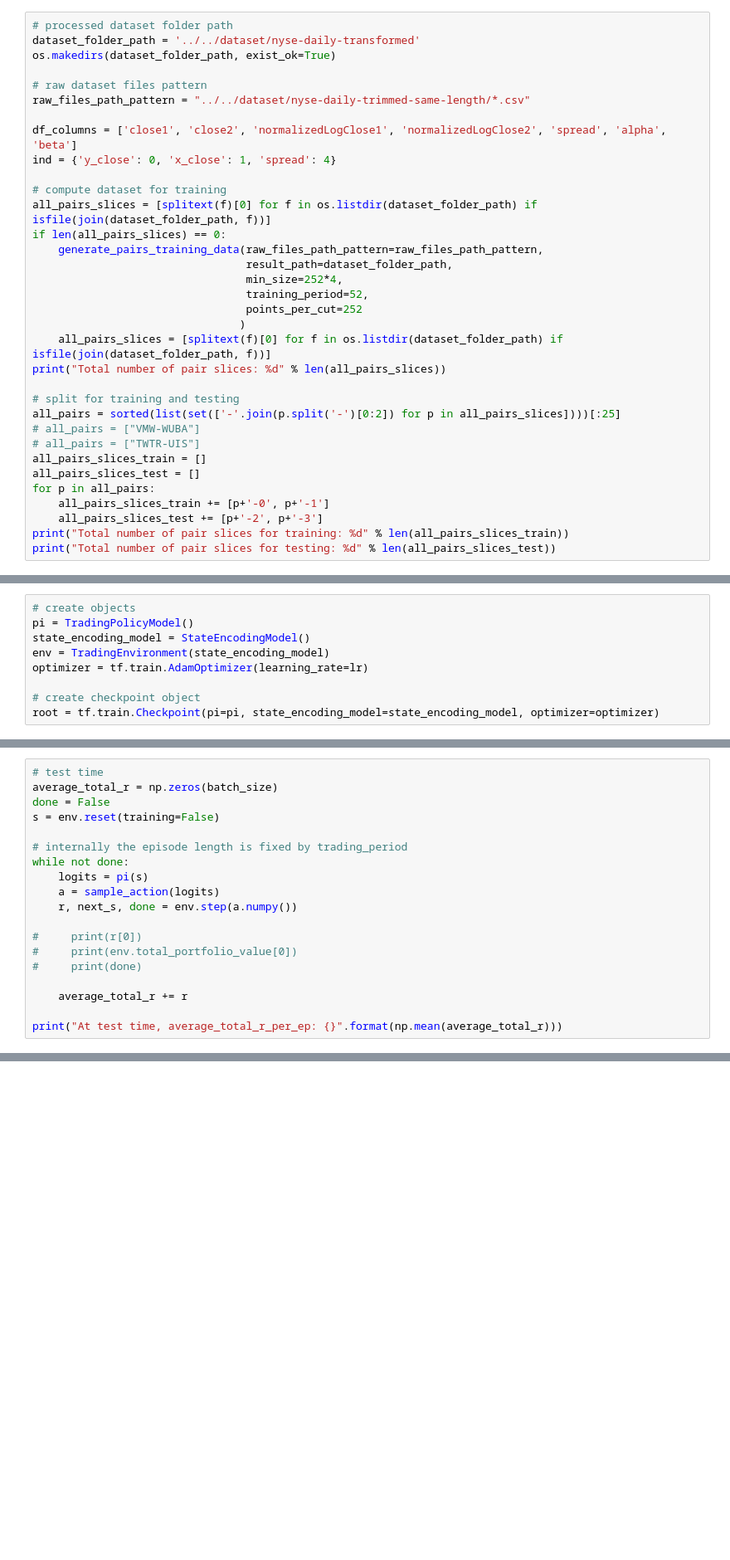
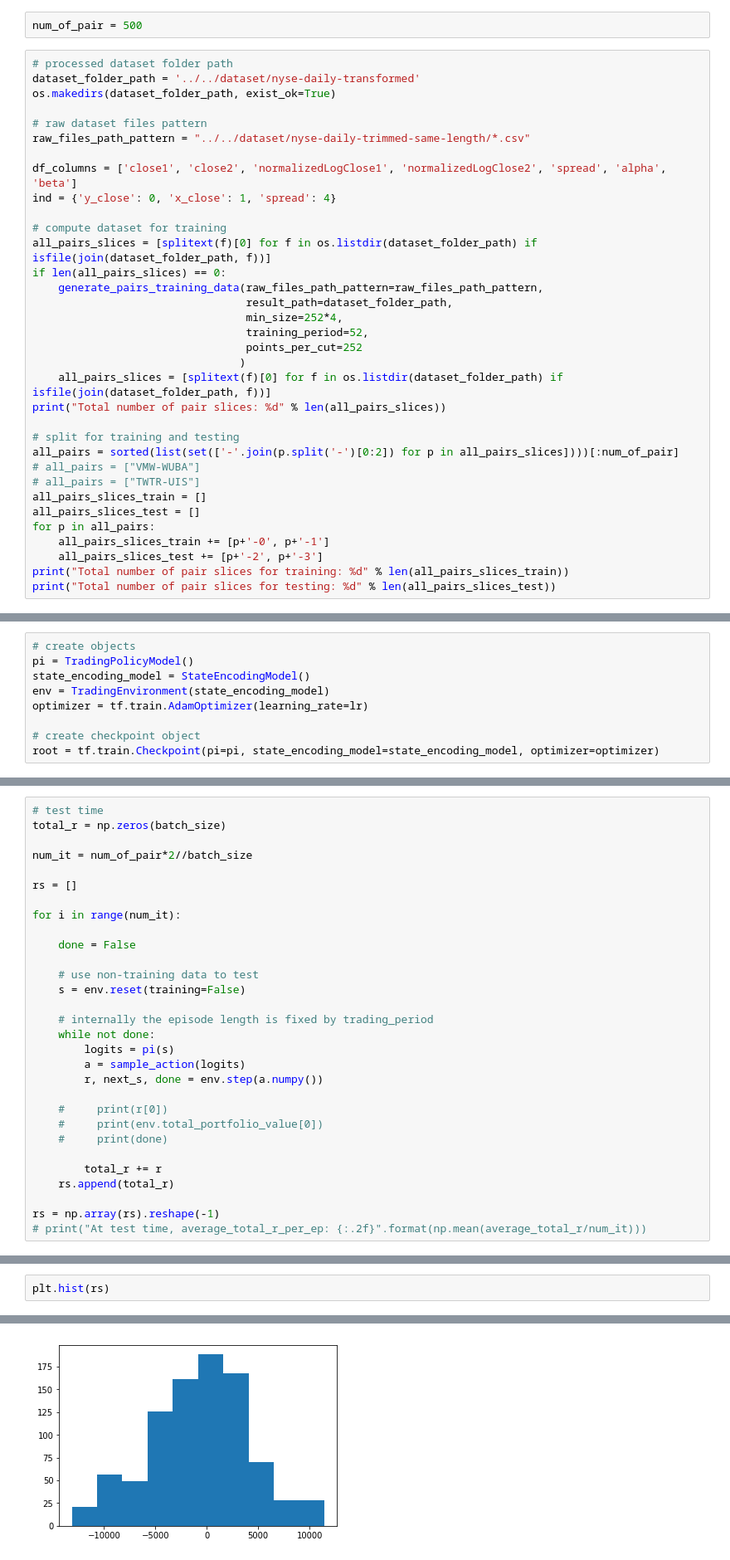
Before and after one commit to wywongbd/pairstrade-fyp-2019, a Jupyter notebook: model/trading_model.ipynb, the cells around one changed output, grey strips where cells are left out. Shown at 83% size. Drawn from its saved outputs; the diff is of its cells as text; blank space fills up the shorter version.

Commit message:
trained 500 pairs for testing.

```diff
--- a/model/trading_model.ipynb
+++ b/model/trading_model.ipynb
@@ -23,6 +28,8 @@ from process_raw_prices import *
 /home/u21376/fyp/code/model
 # %%
 tf.enable_eager_execution()
+# %%
+num_of_pair = 500
 # %%
 # processed dataset folder path
 dataset_folder_path = '../../dataset/nyse-daily-transformed'
@@ -47,7 +54,7 @@ if len(all_pairs_slices) == 0:
 print("Total number of pair slices: %d" % len(all_pairs_slices))
 
 # split for training and testing
-all_pairs = sorted(list(set(['-'.join(p.split('-')[0:2]) for p in all_pairs_slices])))[:25]
+all_pairs = sorted(list(set(['-'.join(p.split('-')[0:2]) for p in all_pairs_slices])))[:num_of_pair]
 # all_pairs = ["VMW-WUBA"]
 # all_pairs = ["TWTR-UIS"]
 all_pairs_slices_train = []
@@ -549,20 +543,31 @@ batch id: 749, average_total_r_per_ep: 285.8434631655366, time spent per 50 batc
 Finished training~
 # %%
 # test time
-average_total_r = np.zeros(batch_size)
-done = False
-s = env.reset(training=False)
+total_r = np.zeros(batch_size)
 
-# internally the episode length is fixed by trading_period
-while not done:
-    logits = pi(s)
-    a = sample_action(logits)
-    r, next_s, done = env.step(a.numpy())
+num_it = num_of_pair*2//batch_size
 
-#     print(r[0])
-#     print(env.total_portfolio_value[0])
-#     print(done)
+rs = []
 
-    average_total_r += r
+for i in range(num_it):
 
-print("At test time, average_total_r_per_ep: {}".format(np.mean(average_total_r)))
+    done = False
+
+    # use non-training data to test
+    s = env.reset(training=False)
+
+    # internally the episode length is fixed by trading_period
+    while not done:
+        logits = pi(s)
+        a = sample_action(logits)
+        r, next_s, done = env.step(a.numpy())
+
+    #     print(r[0])
+    #     print(env.total_portfolio_value[0])
+    #     print(done)
+
+        total_r += r
+    rs.append(total_r)
+
+rs = np.array(rs).reshape(-1)
+# print("At test time, average_total_r_per_ep: {:.2f}".format(np.mean(average_total_r/num_it)))
@@ -570,0 +574,3 @@ At test time, average_total_r_per_ep: 667.574678546176
+# %%
+plt.hist(rs)
+# %% [output]
@@ -570,0 +582 @@ At test time, average_total_r_per_ep: 667.574678546176
+[figure, added]
```
Also changed, not shown: parts of 9 cells of this notebook.
